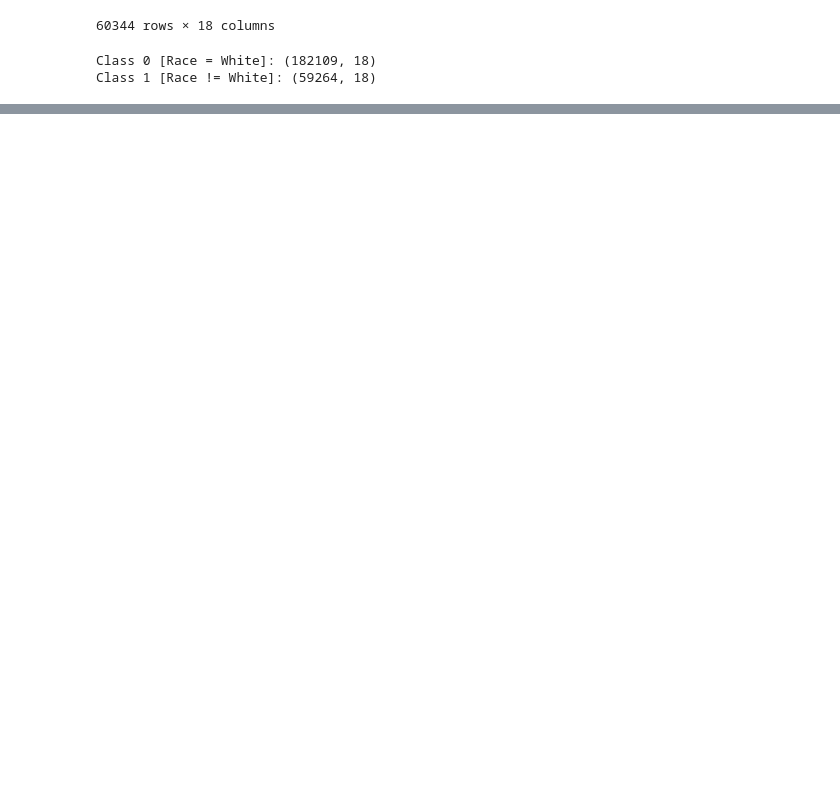
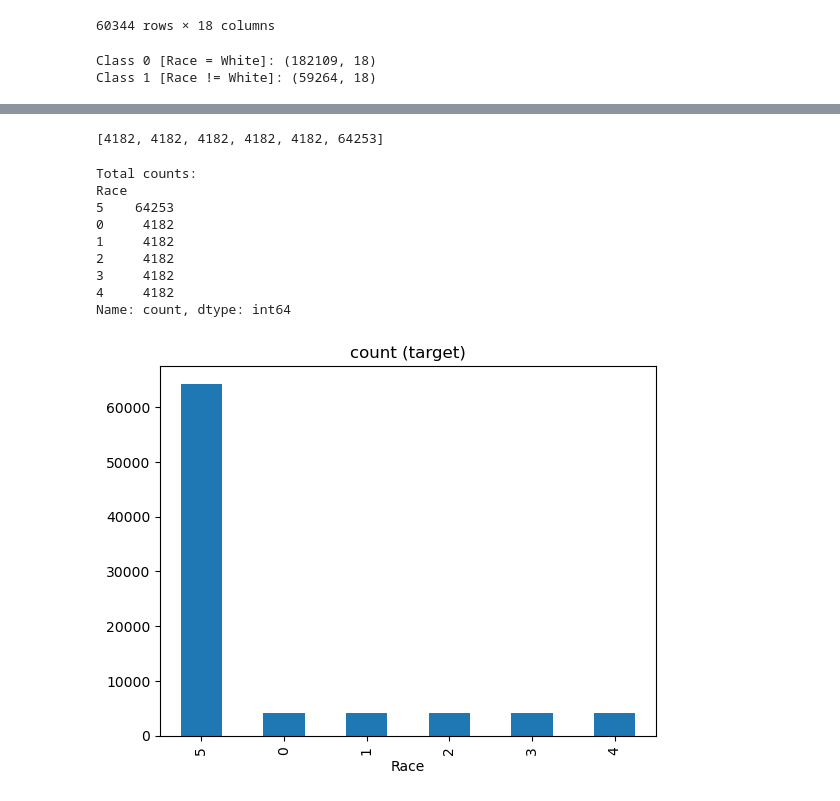
Before and after one commit to asmikumar/aidms, a Jupyter notebook: tests.ipynb, the cells around one changed output, grey strips where cells are left out. Saved outputs shown, nothing was run; the diff lists cells and outputs as text; code cells hidden in the pictures; blank space fills up the shorter version.

```diff
--- a/tests.ipynb
+++ b/tests.ipynb
@@ -338,0 +370,4 @@ race = {5: "White", 3: "Hispanic", 2: "Black", 4: "Other", 1: "Asian", 0: "Ameri
+# %%
+min_count_nonwhite = counts[0]
+for i in range (5):
+    min_count_nonwhite = min(min_count_nonwhite, counts[i])
@@ -338,0 +394,27 @@ race = {5: "White", 3: "Hispanic", 2: "Black", 4: "Other", 1: "Asian", 0: "Ameri
+# %%
+counts_dist_1 = [int(float(min_count_nonwhite * target_dist_1[i]) / target_dist_1[0]) for i in range (6)]
+# %%
+counts_dist_1
+# %% [output]
+[4182, 4182, 4182, 4182, 4182, 64253]
+# %%
+under_classes = [classes[i].sample(counts_dist_1[i]) for i in range (6)]
+
+training_data_1 = pd.concat(under_classes, axis=0)
+
+# plot the count after under-sampling
+print("Total counts:")
+print(training_data_1['Race'].value_counts())
+training_data_1['Race'].value_counts().plot(kind='bar', title='count (target)')
+plt.show()
+# %% [output]
+Total counts:
+Race
+5    64253
+0     4182
+1     4182
+2     4182
+3     4182
+4     4182
+Name: count, dtype: int64
+[figure, added]
```
Also changed, not shown: parts of 14 cells of this notebook.
